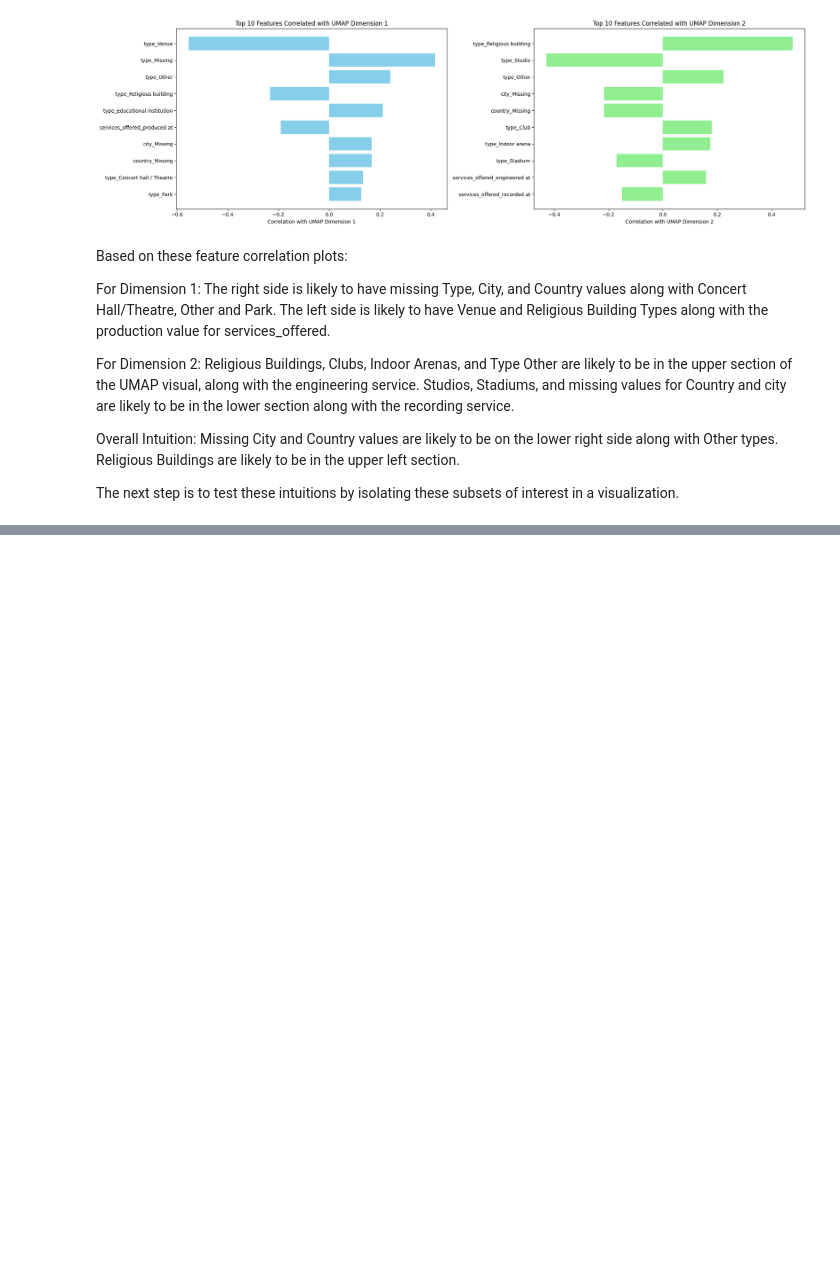
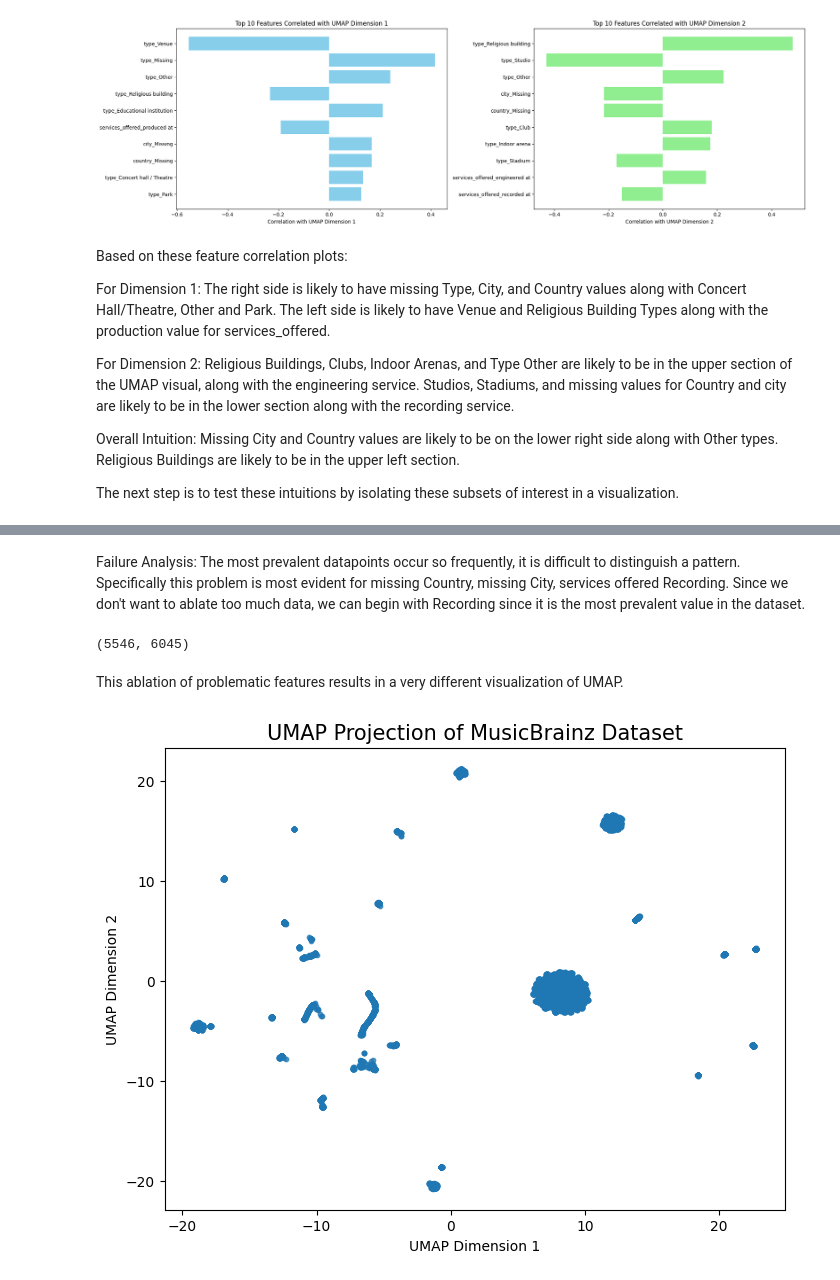
Before and after one commit to megan-rizzo/musicbrainz-api-module, a Jupyter notebook: UMAP.ipynb, the cells around one changed output, grey strips where cells are left out. Saved outputs shown, nothing was run; the diff lists cells and outputs as text; code cells hidden in the pictures; blank space fills up the shorter version.

Commit message:
Add ablation test

```diff
--- a/UMAP.ipynb
+++ b/UMAP.ipynb
@@ -284 +284,33 @@ for feat in features_to_examine:
 ... (4 outputs left out)
+# %% [markdown]
+Failure Analysis: The most prevalent datapoints occur so frequently, it is difficult to distinguish a pattern. Specifically this problem is most evident for missing Country, missing City, services offered Recording. Since we don't want to ablate too much data, we can begin with Recording since it is the most prevalent value in the dataset.
+# %%
+ablation_df = merged_df_encoded.query('`services_offered_recorded at` == 0').copy()
+ablation_df.shape
+# %% [output]
+(5546, 6045)
+# %% [markdown]
+This ablation of problematic features results in a very different visualization of UMAP.
+# %%
+X1 = ablation_df.values  # Convert DataFrame to a NumPy array
+
+# ----------------------------------------------------
+
+X1_scaled = scaler.fit_transform(X1)
+
+
+# Perform the dimensionality reduction
+X_umap1 = reducer.fit_transform(X1_scaled)
+
+# ----------------------------------------------------
+# 5. Visualize or further process the results
+#    If you just want a quick scatter plot:
+
+plt.figure(figsize=(8, 6))
+plt.scatter(X_umap1[:, 0], X_umap1[:, 1], s=10, alpha=0.7)
+plt.title('UMAP Projection of MusicBrainz Dataset', fontsize=15)
+plt.xlabel('UMAP Dimension 1')
+plt.ylabel('UMAP Dimension 2')
+plt.show()
+# %% [output]
+[figure, added]
```
Also changed, not shown: parts of 6 cells of this notebook.
